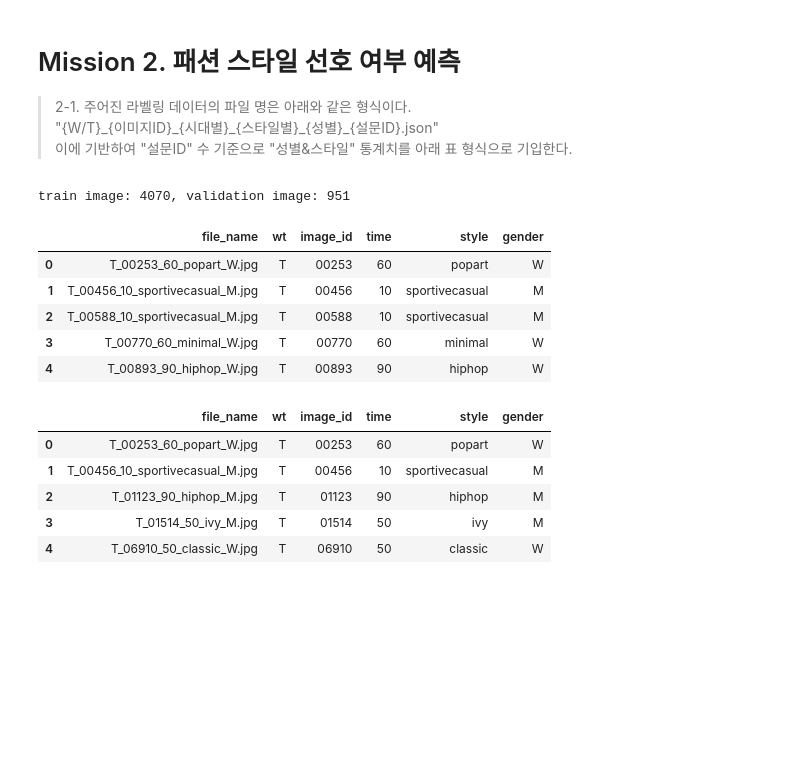
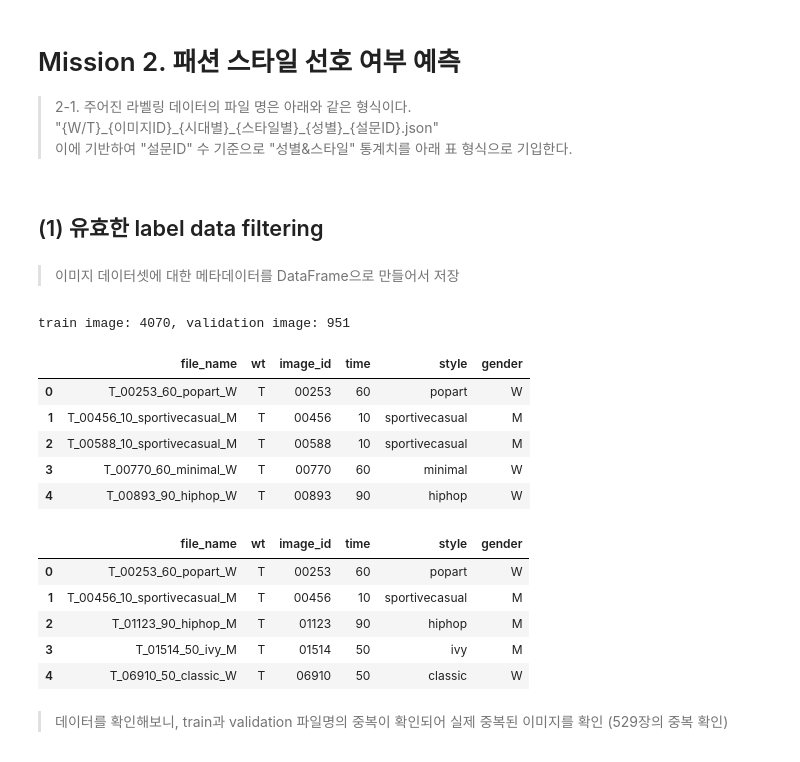
Before and after one commit to editdiary/DCC, a Jupyter notebook: Mission2/mission2-1.ipynb, the cells around one changed output. Saved outputs shown, nothing was run; the diff lists cells and outputs as text; code cells hidden in the pictures; blank space fills up the shorter version.

```diff
--- a/Mission2/mission2-1.ipynb
+++ b/Mission2/mission2-1.ipynb
@@ -3,6 +3,8 @@
 > 2-1. 주어진 라벨링 데이터의 파일 명은 아래와 같은 형식이다.<br>
 > "{W/T}\_{이미지ID}\_{시대별}\_{스타일별}\_{성별}\_{설문ID}.json"<br>
 > 이에 기반하여 "설문ID" 수 기준으로 "성별&스타일" 통계치를 아래 표 형식으로 기입한다.
+# %% [markdown]
+## (1) 유효한 label data filtering
 # %%
 # 필요 라이브러리 import
 import os
@@ -13,19 +15,21 @@ plt.style.use('default')
 pd.options.display.max_columns = 100
 
 # 데이터셋 경로 설정
-train_label_path = "../dataset/training_label"
-val_label_path = "../dataset/validation_label"
-train_img_path = "../dataset/training_image"
-val_img_path = "../dataset/validation_image"
+t_label_path = "../dataset/training_label"
+v_label_path = "../dataset/validation_label"
+t_img_path = "../dataset/training_image"
+v_img_path = "../dataset/validation_image"
+# %% [markdown]
+> 이미지 데이터셋에 대한 메타데이터를 DataFrame으로 만들어서 저장
 # %%
 from IPython.display import display_html
 
 # 파일 리스트
-training_image_list = os.listdir(train_img_path)
-validation_image_list = os.listdir(val_img_path)
+t_image_list = os.listdir(t_img_path)
+v_image_list = os.listdir(v_img_path)
 
 # train과 validation 데이터셋의 이미지 수를 확인
-print(f"train image: {len(os.listdir(train_img_path))}, validation image: {len(os.listdir(val_img_path))}")
+print(f"train image: {len(os.listdir(t_img_path))}, validation image: {len(os.listdir(v_img_path))}")
 
 # 파일리스트 -> 메타데이터 Pandas 객체
 def img2data(image_list):
@@ -33,49 +37,50 @@ def img2data(image_list):
     for i in range(len(image_list)):
         meta_data = image_list[i].split('_')
 
-        file_name = image_list[i]
+        file_name = image_list[i][:-4]
         wt = meta_data[0]
         image_id = meta_data[1]
         time = meta_data[2]
         style = meta_data[3]
         gender = meta_data[4][0]
 
         row = {
             'file_name': file_name,
             'wt': wt,
             'image_id': image_id,
             'time': time,
             'style': style,
             'gender': gender
         }
         data.append(row)
     return pd.DataFrame(data)
 
 # 결과 보기 좋게 HTML편집
 def display_left(*args):
     html_str = ''
     for df in args:
         html_str += f'<div style="margin-right:30px;">{df.to_html()}</div>'
     display_html(f'<div style="display: flex;">{html_str}</div>', raw=True)
 
-
 # 변환 적용
-training_img_df = img2data(training_image_list)
-validation_img_df = img2data(validation_image_list)
+t_img_df = img2data(t_image_list)
+v_img_df = img2data(v_image_list)
 
 # 결과 확인
-display_left(training_img_df.head(), validation_img_df.head())
+display_left(t_img_df.head(), v_img_df.head())
 # %% [output]
 train image: 4070, validation image: 951
 |  | file_name | wt | image_id | time | style | gender |
-| 0 | T_00253_60_popart_W.jpg | T | 00253 | 60 | popart | W |
-| 1 | T_00456_10_sportivecasual_M.jpg | T | 00456 | 10 | sportivecasual | M |
-| 2 | T_00588_10_sportivecasual_M.jpg | T | 00588 | 10 | sportivecasual | M |
-| 3 | T_00770_60_minimal_W.jpg | T | 00770 | 60 | minimal | W |
-| 4 | T_00893_90_hiphop_W.jpg | T | 00893 | 90 | hiphop | W |
+| 0 | T_00253_60_popart_W | T | 00253 | 60 | popart | W |
+| 1 | T_00456_10_sportivecasual_M | T | 00456 | 10 | sportivecasual | M |
+| 2 | T_00588_10_sportivecasual_M | T | 00588 | 10 | sportivecasual | M |
+| 3 | T_00770_60_minimal_W | T | 00770 | 60 | minimal | W |
+| 4 | T_00893_90_hiphop_W | T | 00893 | 90 | hiphop | W |
 |  | file_name | wt | image_id | time | style | gender |
-| 0 | T_00253_60_popart_W.jpg | T | 00253 | 60 | popart | W |
-| 1 | T_00456_10_sportivecasual_M.jpg | T | 00456 | 10 | sportivecasual | M |
-| 2 | T_01123_90_hiphop_M.jpg | T | 01123 | 90 | hiphop | M |
-| 3 | T_01514_50_ivy_M.jpg | T | 01514 | 50 | ivy | M |
-| 4 | T_06910_50_classic_W.jpg | T | 06910 | 50 | classic | W |
+| 0 | T_00253_60_popart_W | T | 00253 | 60 | popart | W |
+| 1 | T_00456_10_sportivecasual_M | T | 00456 | 10 | sportivecasual | M |
+| 2 | T_01123_90_hiphop_M | T | 01123 | 90 | hiphop | M |
+| 3 | T_01514_50_ivy_M | T | 01514 | 50 | ivy | M |
+| 4 | T_06910_50_classic_W | T | 06910 | 50 | classic | W |
+# %% [markdown]
+> 데이터를 확인해보니, train과 validation 파일명의 중복이 확인되어 실제 중복된 이미지를 확인 (529장의 중복 확인)
```
Also changed, not shown: parts of 21 cells of this notebook, 8 other files.
